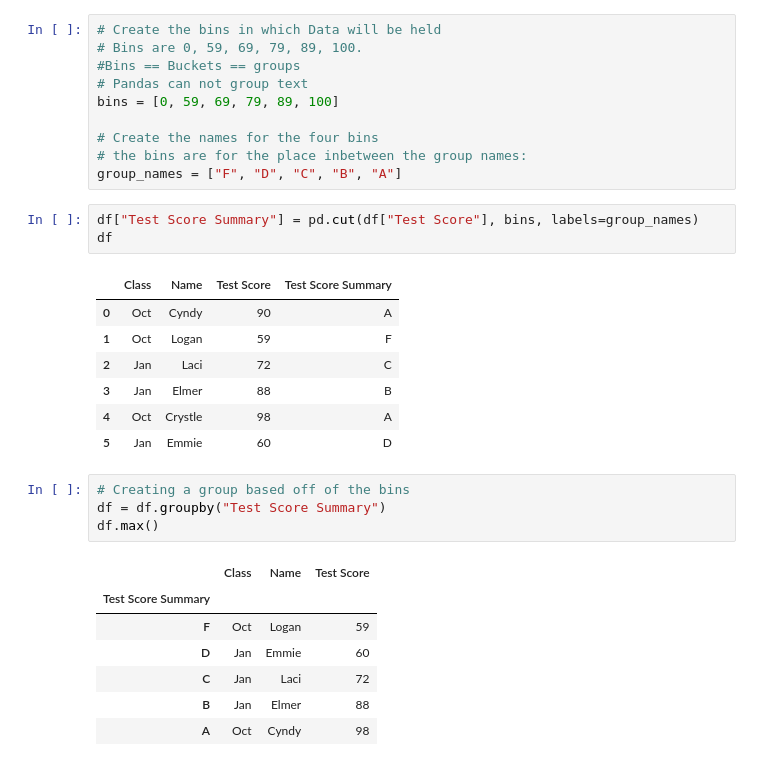
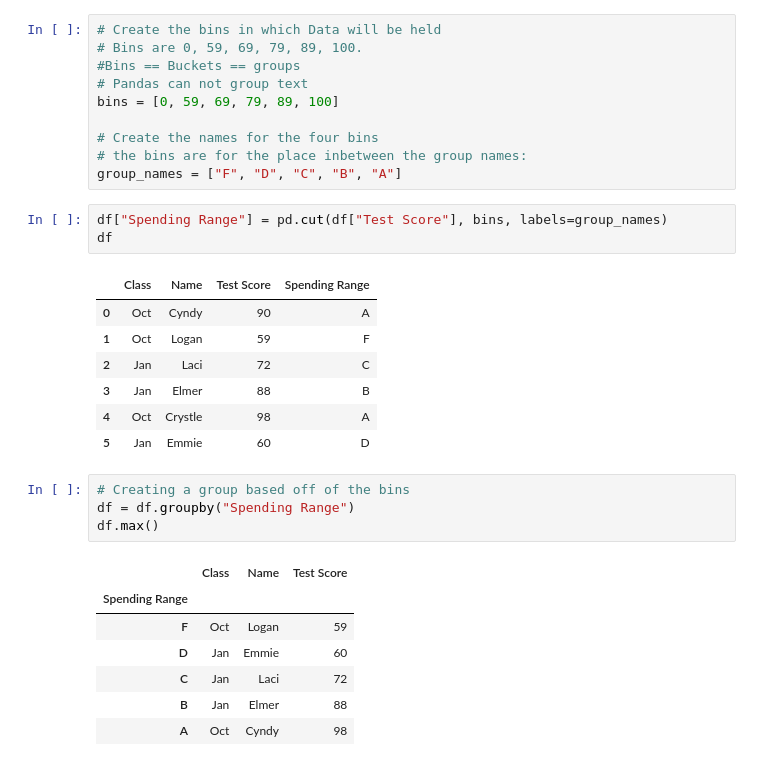
Before and after one commit to clayfranklin/PyCitySchools, a Jupyter notebook: Week4/3/Activities/03-Ins_Binning/Solved/Binning.ipynb, the cells around one changed output. Drawn from its saved outputs; the diff is of its cells as text.

```diff
--- a/Week4/3/Activities/03-Ins_Binning/Solved/Binning.ipynb
+++ b/Week4/3/Activities/03-Ins_Binning/Solved/Binning.ipynb
@@ -27,10 +27,10 @@ bins = [0, 59, 69, 79, 89, 100]
 # the bins are for the place inbetween the group names:
 group_names = ["F", "D", "C", "B", "A"]
 # %%
-df["Test Score Summary"] = pd.cut(df["Test Score"], bins, labels=group_names)
+df["Spending Range"] = pd.cut(df["Test Score"], bins, labels=group_names)
 df
 # %% [output]
-|  | Class | Name | Test Score | Test Score Summary |
+|  | Class | Name | Test Score | Spending Range |
 | 0 | Oct | Cyndy | 90 | A |
 | 1 | Oct | Logan | 59 | F |
 | 2 | Jan | Laci | 72 | C |
@@ -39,11 +39,11 @@ df
 | 5 | Jan | Emmie | 60 | D |
 # %%
 # Creating a group based off of the bins
-df = df.groupby("Test Score Summary")
+df = df.groupby("Spending Range")
 df.max()
 # %% [output]
 |  | Class | Name | Test Score |
-| Test Score Summary |  |  |  |
+| Spending Range |  |  |  |
 | F | Oct | Logan | 59 |
 | D | Jan | Emmie | 60 |
 | C | Jan | Laci | 72 |
```
Also changed, not shown: 1 other file.
